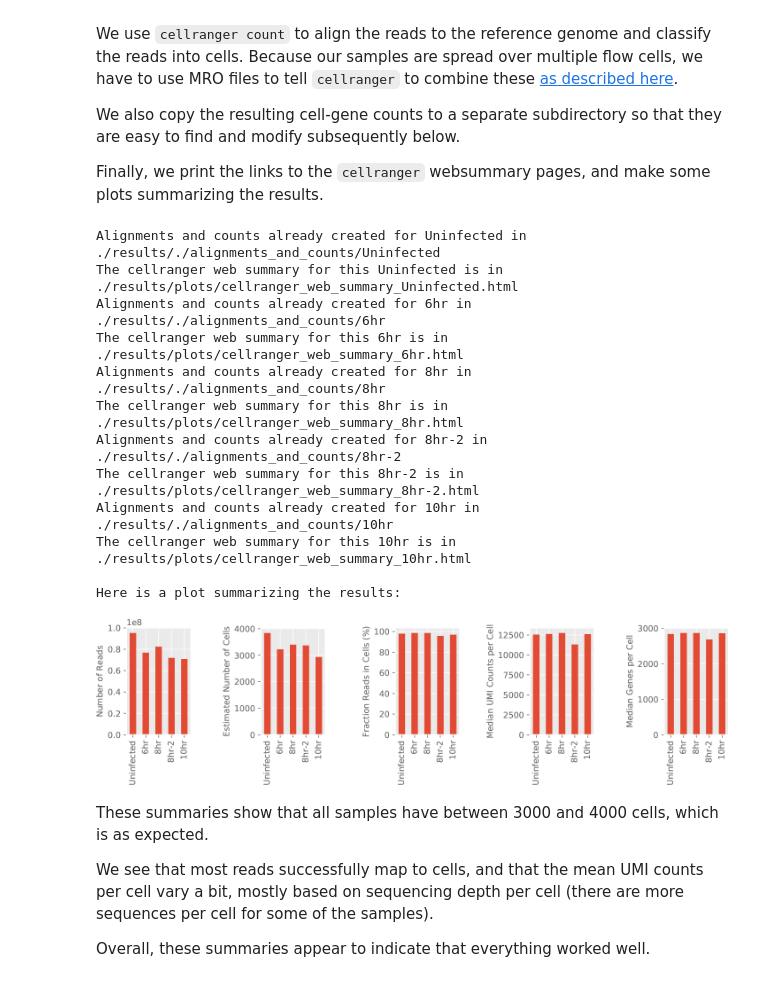
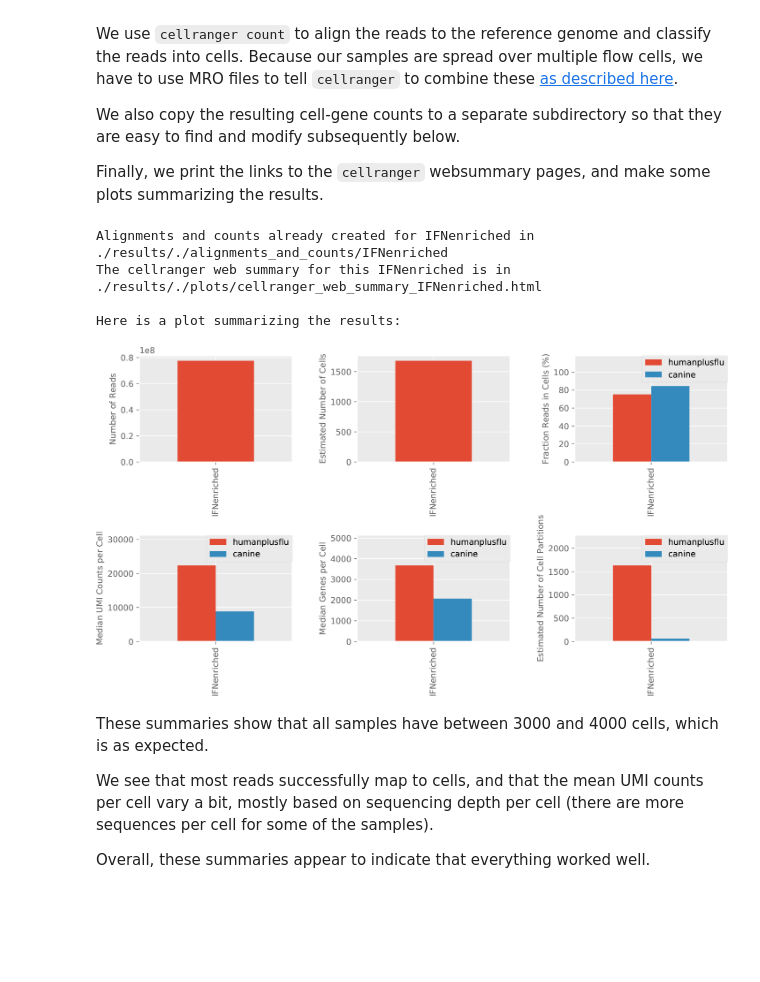
Before and after one commit to jbloomlab/IFNsorted_flu_single_cell, a Jupyter notebook: align_and_annotate.ipynb, the cells around one changed output. Cells and saved outputs as stored; diff of their text form; code cells hidden in the pictures; blank space fills up the shorter version.

Commit message:
implemented 10X alignments

```diff
--- a/align_and_annotate.ipynb
+++ b/align_and_annotate.ipynb
@@ -86,10 +88,12 @@ bcl_samplesheets = {
         }
 
 # set mask to trim extra reads from index as needed for each run
+# We used the v2 reagents, and so specify the mask appropriate for that on
+# the run that was sequenced with both v1 and v2
 # https://support.10xgenomics.com/single-cell-gene-expression/software/pipelines/latest/using/bcl2fastq-direct
 mask = {
         '2017-03-14':'',
-        '2017-07-21':'--use-bases-mask=Y98,Y14,I8,Y10n88',
+        '2017-07-21':'--use-bases-mask=Y26n72,I8n6,n8,Y98'
        }
 
 seqruns_for_sample = collections.defaultdict(set)
@@ -220,45 +222,39 @@ for sample in samples:
         with open(mro, 'w') as f:
             f.write(pymodules.utils.multiFlowCellMRO(sample, sample_demuxdirs, refgenome))
         log = !cellranger count {sample} {mro} --localcores={maxcpus} --nosecondary && mv {sample} {outdir} \
                 && rm {mro}
         assert os.path.isdir(outdir)
         print("Alignments and counts for {0} now in {1}".format(sample, outdir))
 
     if not os.path.isfile(websummary):
         shutil.copy(os.path.join(outdir, 'outs', 'web_summary.html'), websummary)
     assert os.path.isfile(websummary), "Can't find {0}".format(websummary)
     print("The cellranger web summary for this {0} is in {1}".format(sample, websummary))
 
     bamfiles[sample] = os.path.join(outdir, 'outs/possorted_genome_bam.bam')
     counts[sample] = os.path.join(countsdir, sample)
     if not os.path.isdir(counts[sample]):
         os.mkdir(counts[sample])
     for f in ['matrix.mtx', 'genes.tsv', 'barcodes.tsv']:
         fullf = os.path.join(counts[sample], 'humanplusflu_{0}'.format(f))
         cellgene_d[os.path.splitext(f)[0]][sample] = fullf
         if not os.path.isfile(fullf):
             shutil.copy(os.path.join(outdir, 'outs', 'filtered_gene_bc_matrices',
                     'humanplusflu', f), fullf)
     alignmetrics.append(os.path.join(outdir, 'outs', 'metrics_summary.csv'))
 
 print("\nHere is a plot summarizing the results:")
 countsummaryplot = os.path.join(plotsdir, 'align_and_count_summary.pdf')
-pymodules.utils.countSummary(samples, alignmetrics, countsummaryplot)
+
+pymodules.utils.countSummary(samples, alignmetrics, countsummaryplot,
+        celltypes=['humanplusflu', 'canine'])
 pymodules.utils.showPDF(countsummaryplot)
 # %% [output]
-Alignments and counts already created for Uninfected in ./results/./alignments_and_counts/Uninfected
-The cellranger web summary for this Uninfected is in ./results/plots/cellranger_web_summary_Uninfected.html
-Alignments and counts already created for 6hr in ./results/./alignments_and_counts/6hr
-The cellranger web summary for this 6hr is in ./results/plots/cellranger_web_summary_6hr.html
-Alignments and counts already created for 8hr in ./results/./alignments_and_counts/8hr
-The cellranger web summary for this 8hr is in ./results/plots/cellranger_web_summary_8hr.html
-Alignments and counts already created for 8hr-2 in ./results/./alignments_and_counts/8hr-2
-The cellranger web summary for this 8hr-2 is in ./results/plots/cellranger_web_summary_8hr-2.html
-Alignments and counts already created for 10hr in ./results/./alignments_and_counts/10hr
-The cellranger web summary for this 10hr is in ./results/plots/cellranger_web_summary_10hr.html
+Alignments and counts already created for IFNenriched in ./results/./alignments_and_counts/IFNenriched
+The cellranger web summary for this IFNenriched is in ./results/./plots/cellranger_web_summary_IFNenriched.html
 
 Here is a plot summarizing the results:
-[figure, old version]
+[figure, new version]
 # %% [markdown]
 These summaries show that all samples have between 3000 and 4000 cells, which is as expected.
 
```
Also changed, not shown: parts of 6 cells of this notebook, 3 other files.
